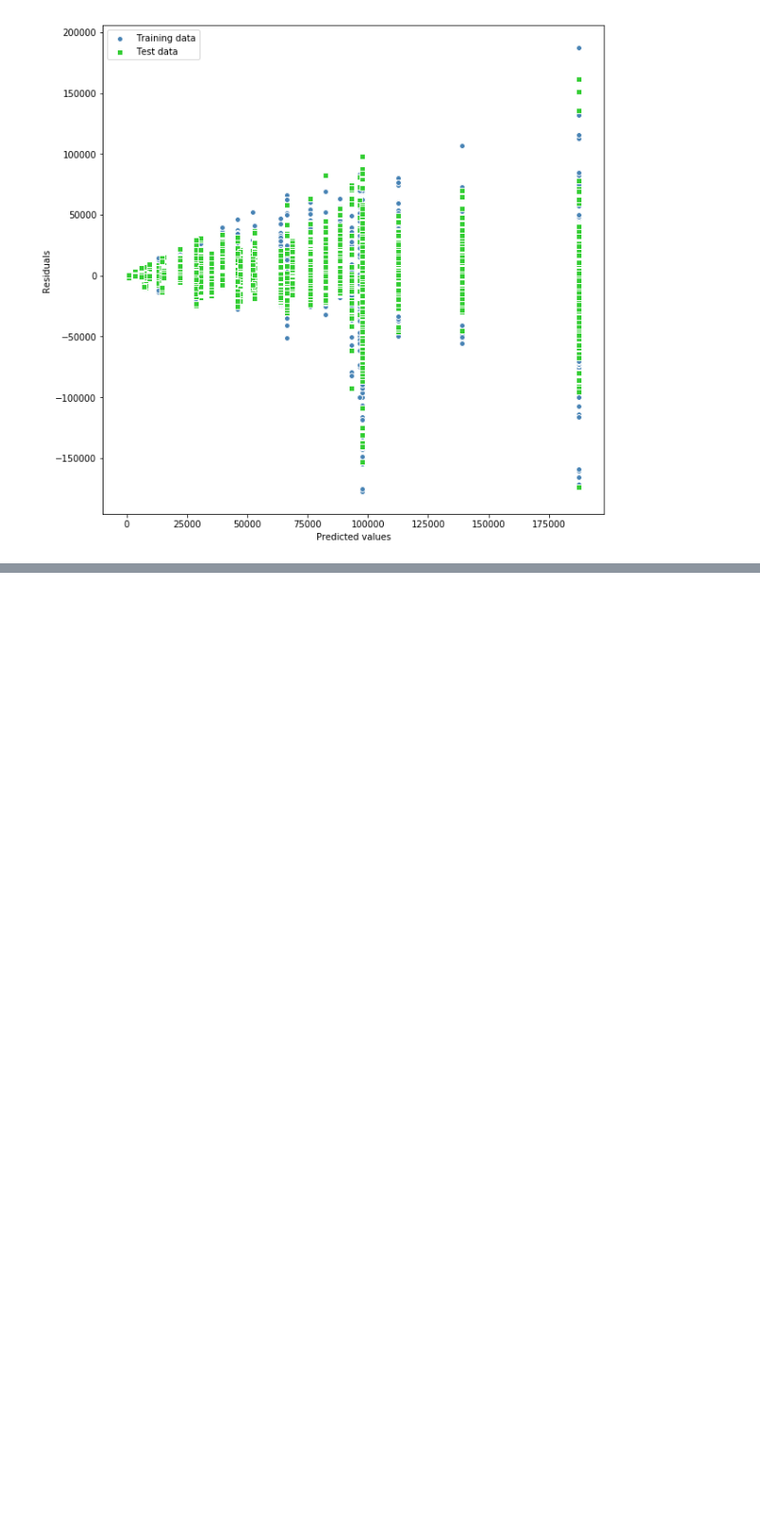
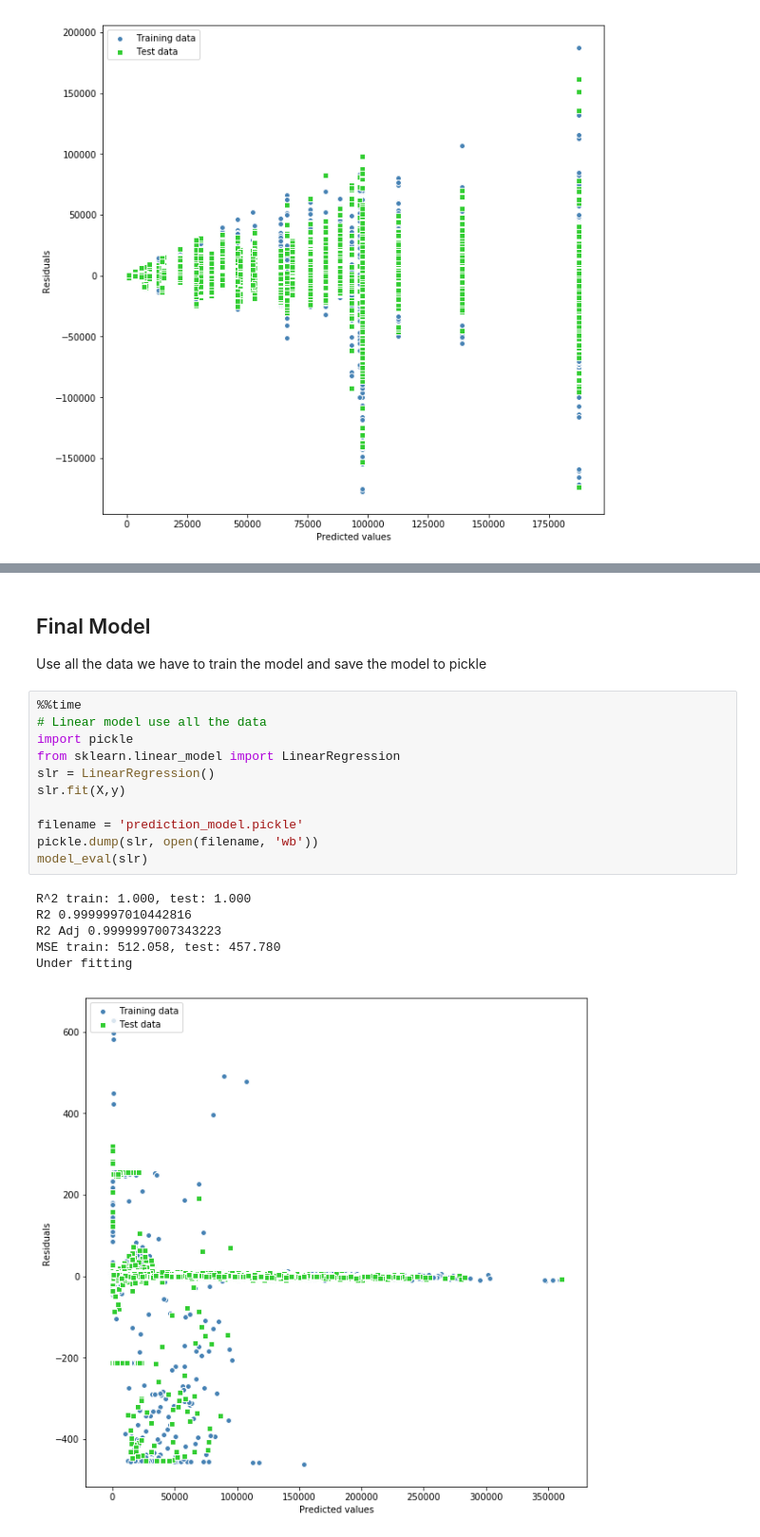
Before and after one commit to XC-Li/LMI-Data-Synthesis-Competition, a Jupyter notebook: Prediction_Model.ipynb, the cells around one changed output, grey strips where cells are left out. Shown at 95% size. Drawn from its saved outputs; the diff is of its cells as text; blank space fills up the shorter version.

Commit message:
Upload prediction model

```diff
--- a/Prediction_Model.ipynb
+++ b/Prediction_Model.ipynb
@@ -305,0 +308,22 @@ Wall time: 43.6 s
+# %% [markdown]
+## Final Model
+
+Use all the data we have to train the model and save the model to pickle
+# %%
+%%time
+# Linear model use all the data
+import pickle
+from sklearn.linear_model import LinearRegression
+slr = LinearRegression()
+slr.fit(X,y)
+
+filename = 'prediction_model.pickle'
+pickle.dump(slr, open(filename, 'wb'))
+model_eval(slr)
+# %% [output]
+R^2 train: 1.000, test: 1.000
+R2 0.9999997010442816
+R2 Adj 0.9999997007343223
+MSE train: 512.058, test: 457.780
+Under fitting
+[figure, added]
```
Also changed, not shown: parts of 8 cells of this notebook, 3 other files.
